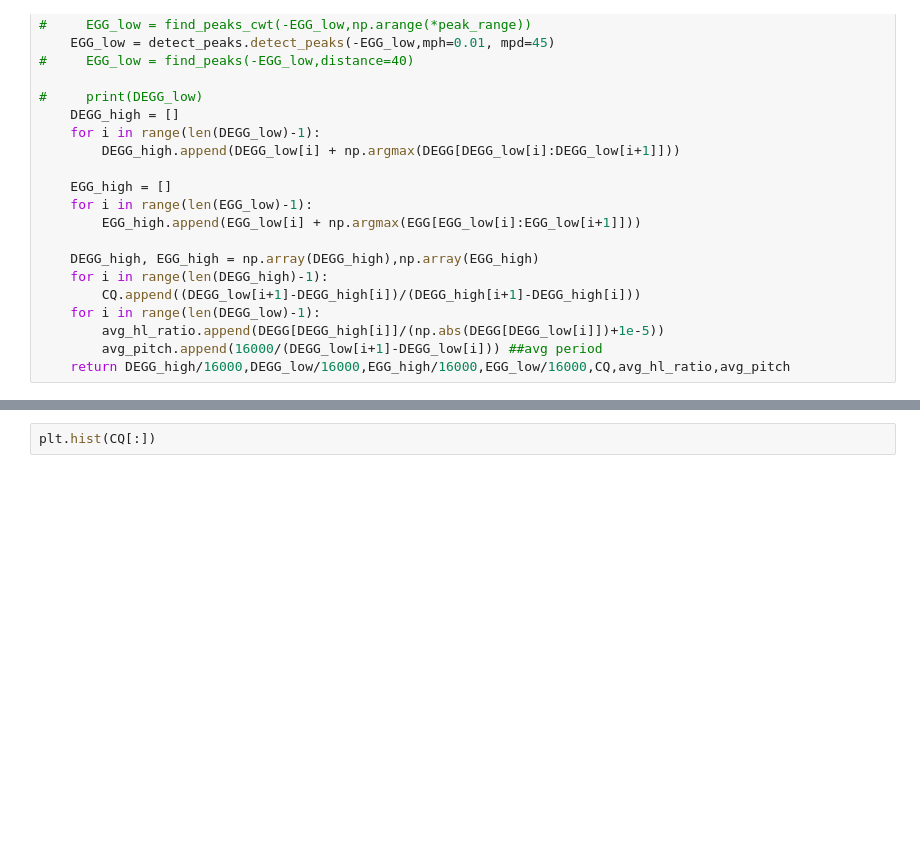
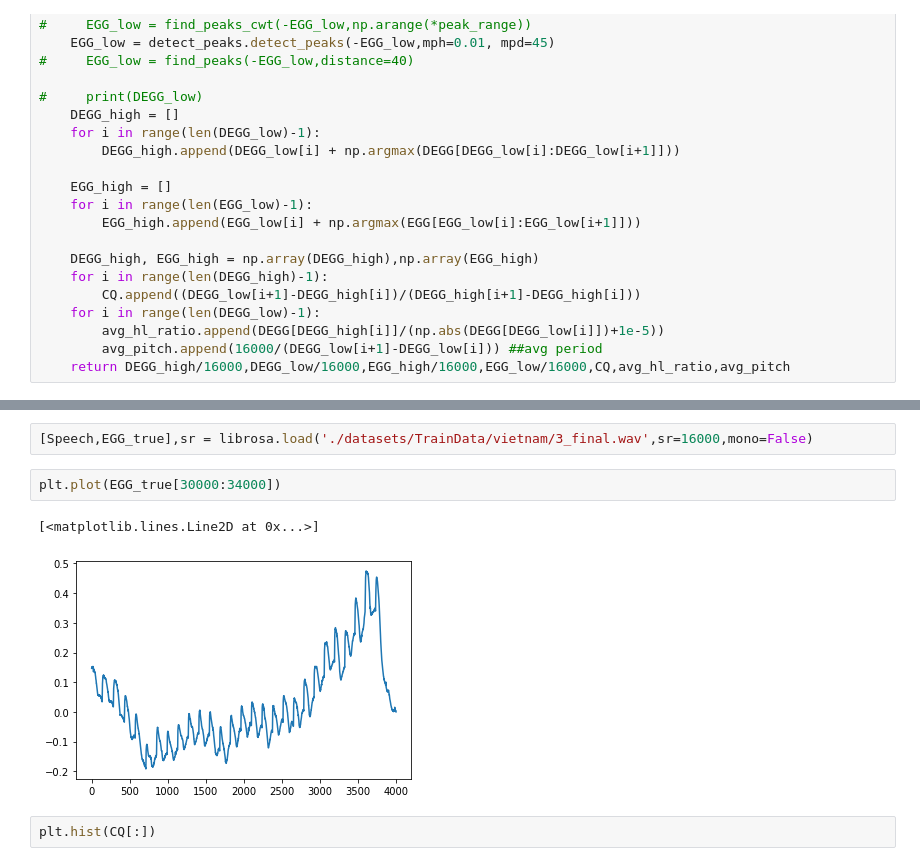
Before and after one commit to SeongwoongCho/SpeechToEGG, a Jupyter notebook: Untitled.ipynb, the cells around one changed output, grey strips where cells are left out. Cells and saved outputs as stored; diff of their text form; blank space fills up the shorter version.

```diff
--- a/Untitled.ipynb
+++ b/Untitled.ipynb
@@ -95,6 +95,13 @@ for directory in ['./datasets/TrainData/CMU/']:
             pitch+=pitch_true
 # %% [output]
 [interactive output not drawn]
+# %%
+[Speech,EGG_true],sr = librosa.load('./datasets/TrainData/vietnam/3_final.wav',sr=16000,mono=False)
+# %%
+plt.plot(EGG_true[30000:34000])
+# %% [output]
+[<matplotlib.lines.Line2D at 0x...>]
+[figure, added]
 # %%
 plt.hist(CQ[:])
 # %% [output]
```
Also changed, not shown: parts of 21 cells of this notebook, 12 other files.
